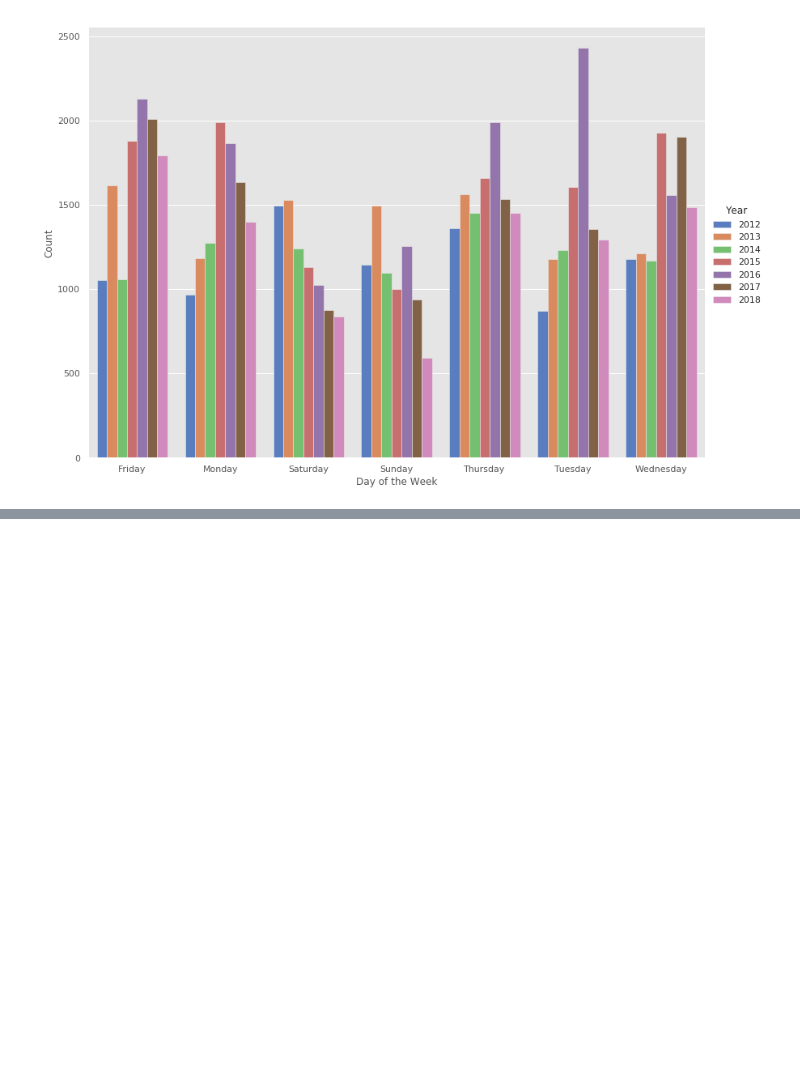
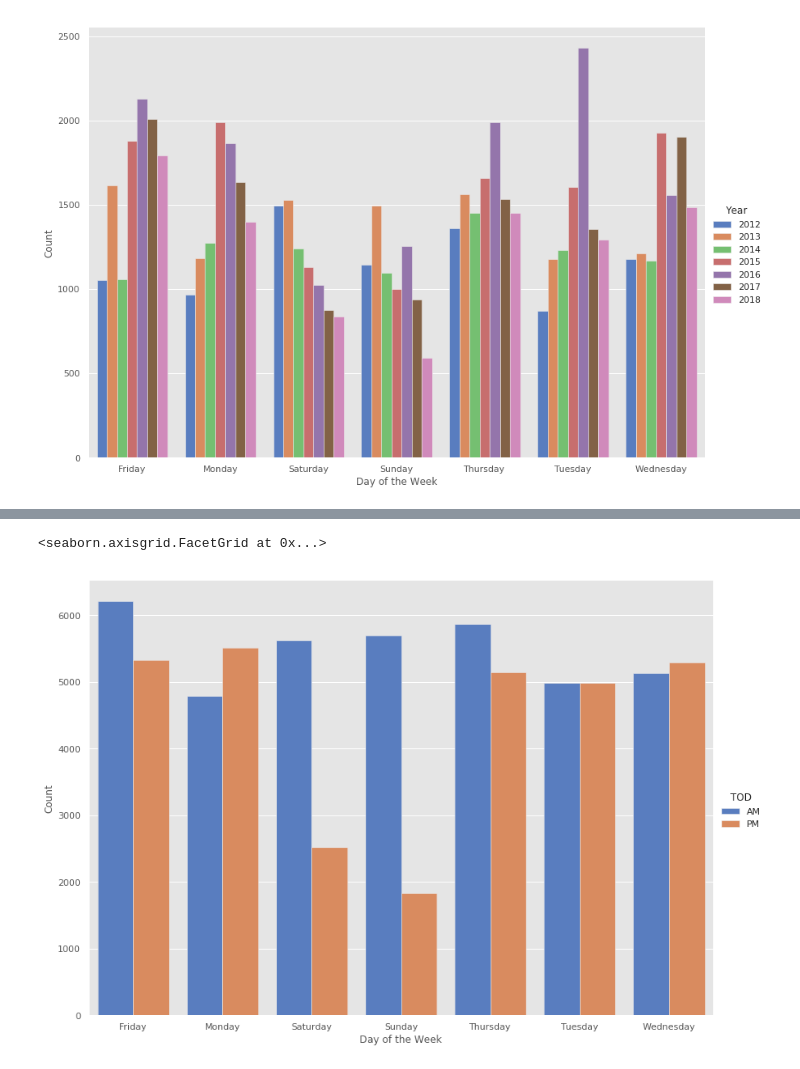
Before and after one commit to pabloarshid/playingwithlastfmdata, a Jupyter notebook: Untitled.ipynb, the cells around one changed output, grey strips where cells are left out. Cells and saved outputs as stored; diff of their text form; code cells hidden in the pictures; blank space fills up the shorter version.

```diff
--- a/Untitled.ipynb
+++ b/Untitled.ipynb
@@ -181,0 +184,11 @@ sns.catplot("Day of the Week","Count", "Year", data=dotw, kind="bar", palette="m
+# %%
+
+doampm = lastfm.groupby('Day of the Week').TOD.value_counts()
+doampm.to_frame().TOD
+doampm = doampm.reset_index(level=["Day of the Week"])
+doampm = doampm.rename(columns={'TOD': 'Count'})
+doampm.reset_index(level=0, inplace=True)
+sns.catplot("Day of the Week","Count", "TOD", data=doampm, kind="bar", palette="muted",height=8.27, aspect=11.7/8.27)
+# %% [output]
+<seaborn.axisgrid.FacetGrid at 0x...>
+[figure, added]
```
Also changed, not shown: parts of 3 cells of this notebook, 3 other files.
